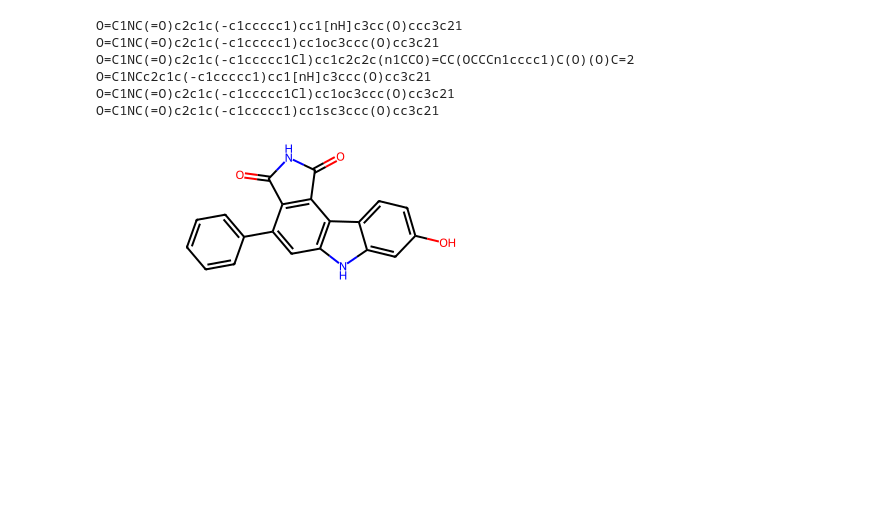
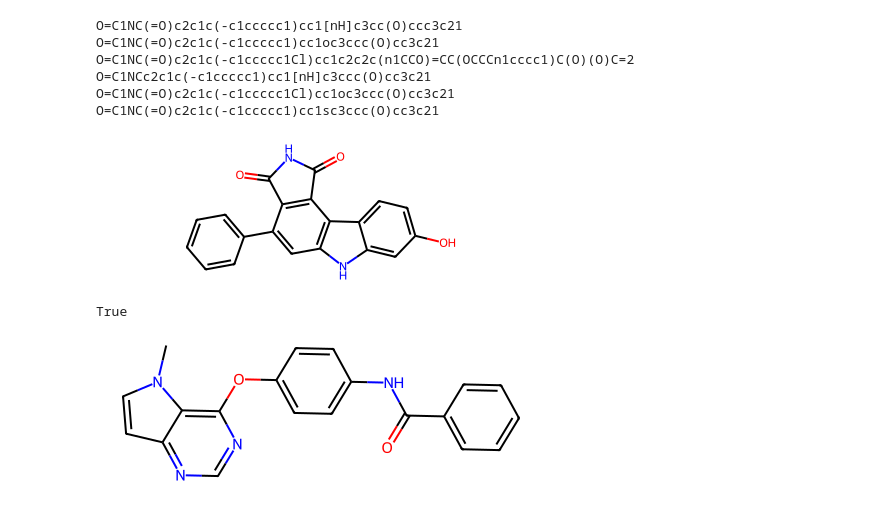
Before and after one commit to Popov-Lab-UNC/mockdock, a Jupyter notebook: notebooks/playground.ipynb, the cells around one changed output. Cells and saved outputs as stored; diff of their text form; code cells hidden in the pictures; blank space fills up the shorter version.

```diff
--- a/notebooks/playground.ipynb
+++ b/notebooks/playground.ipynb
@@ -24,3 +24,13 @@ O=C1NC(=O)c2c1c(-c1ccccc1)cc1sc3ccc(O)cc3c21
 Chem.MolFromSmiles('O=C1NC(=O)c2c1c(-c1ccccc1)cc1[nH]c3cc(O)ccc3c21')
 # %% [output]
 [figure]
+# %%
+mol = Chem.MolFromSmiles('Cn1ccc2ncnc(Oc3ccc(NC(=O)c4ccccc4)cc3)c21')
+# %%
+mol.HasSubstructMatch(Chem.MolFromSmiles('c1ncc2[nH]ccc2n1'))
+# %% [output]
+True
+# %%
+mol
+# %% [output]
+[figure, added]
```
Also changed, not shown: 10 other files.
